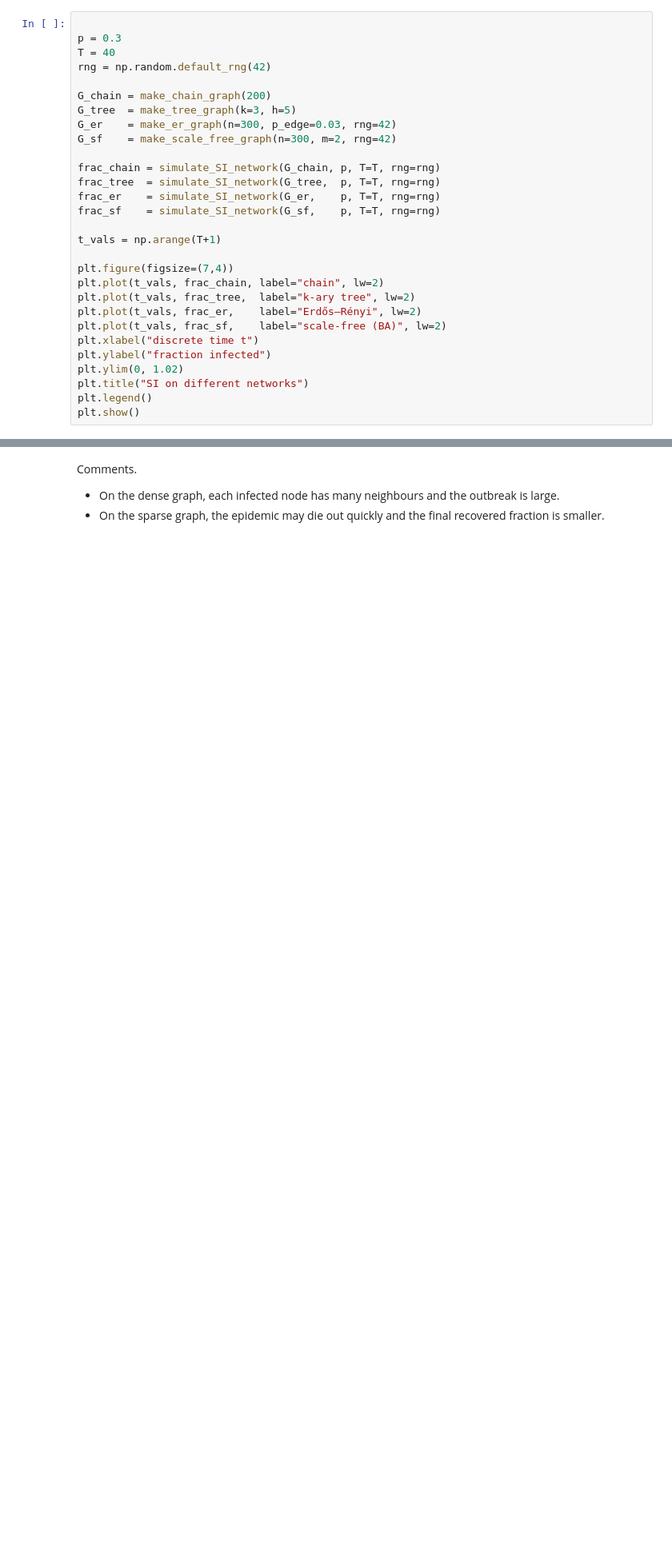
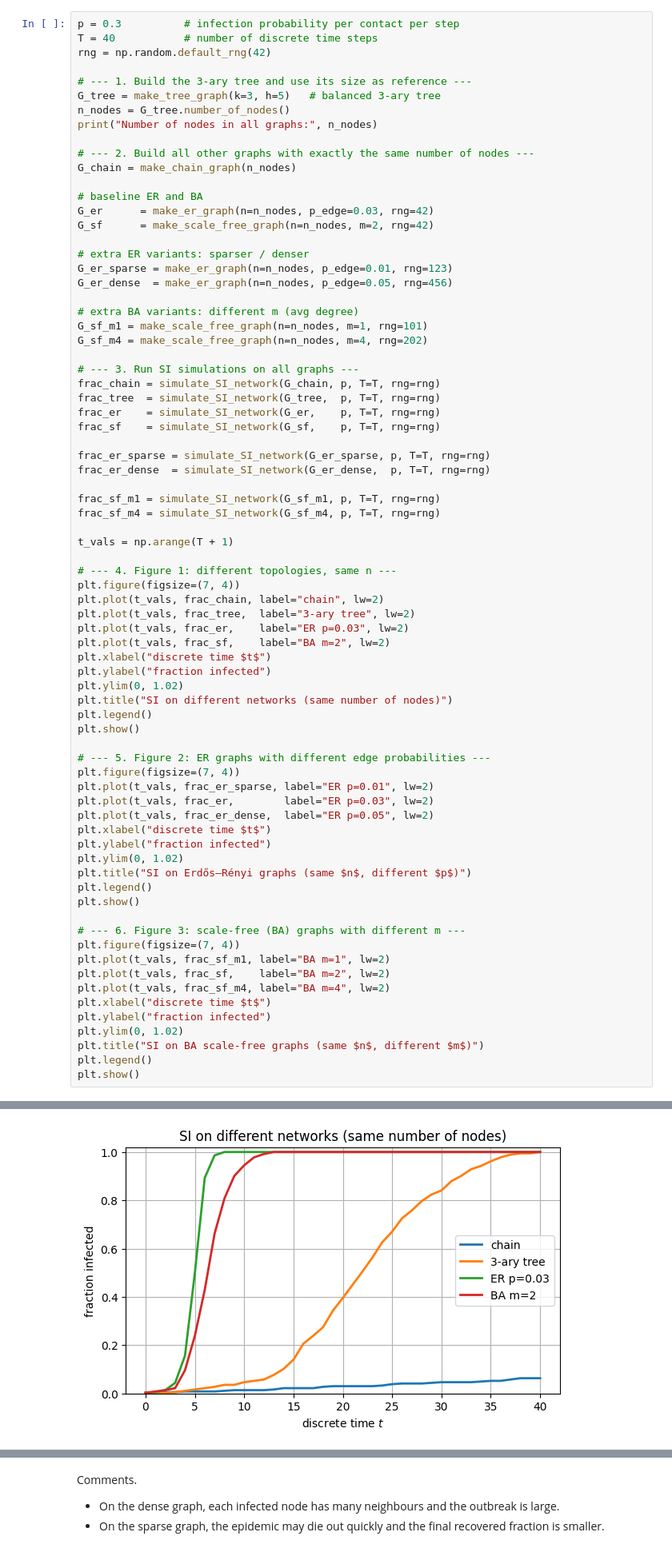
Before and after one commit to pzwiernik/22997-networks, a Jupyter notebook: colabs/NetworkNotebook5.ipynb, the cells around one changed output, grey strips where cells are left out. Shown at 80% size. Drawn from its saved outputs; the diff is of its cells as text; blank space fills up the shorter version.

```diff
--- a/colabs/NetworkNotebook5.ipynb
+++ b/colabs/NetworkNotebook5.ipynb
@@ -300,31 +313,78 @@ We simulate SI on:
 
 We start from a single infected node and use the same infection probability p on all networks.
 # %%
-
-p = 0.3
-T = 40
+p = 0.3          # infection probability per contact per step
+T = 40           # number of discrete time steps
 rng = np.random.default_rng(42)
 
-G_chain = make_chain_graph(200)
-G_tree  = make_tree_graph(k=3, h=5)
-G_er    = make_er_graph(n=300, p_edge=0.03, rng=42)
-G_sf    = make_scale_free_graph(n=300, m=2, rng=42)
+# --- 1. Build the 3-ary tree and use its size as reference ---
+G_tree = make_tree_graph(k=3, h=5)   # balanced 3-ary tree
+n_nodes = G_tree.number_of_nodes()
+print("Number of nodes in all graphs:", n_nodes)
 
+# --- 2. Build all other graphs with exactly the same number of nodes ---
+G_chain = make_chain_graph(n_nodes)
+
+# baseline ER and BA
+G_er      = make_er_graph(n=n_nodes, p_edge=0.03, rng=42)
+G_sf      = make_scale_free_graph(n=n_nodes, m=2, rng=42)
+
+# extra ER variants: sparser / denser
+G_er_sparse = make_er_graph(n=n_nodes, p_edge=0.01, rng=123)
+G_er_dense  = make_er_graph(n=n_nodes, p_edge=0.05, rng=456)
+
+# extra BA variants: different m (avg degree)
+G_sf_m1 = make_scale_free_graph(n=n_nodes, m=1, rng=101)
+G_sf_m4 = make_scale_free_graph(n=n_nodes, m=4, rng=202)
+
+# --- 3. Run SI simulations on all graphs ---
 frac_chain = simulate_SI_network(G_chain, p, T=T, rng=rng)
 frac_tree  = simulate_SI_network(G_tree,  p, T=T, rng=rng)
 frac_er    = simulate_SI_network(G_er,    p, T=T, rng=rng)
 frac_sf    = simulate_SI_network(G_sf,    p, T=T, rng=rng)
 
-t_vals = np.arange(T+1)
+frac_er_sparse = simulate_SI_network(G_er_sparse, p, T=T, rng=rng)
+frac_er_dense  = simulate_SI_network(G_er_dense,  p, T=T, rng=rng)
 
-plt.figure(figsize=(7,4))
+frac_sf_m1 = simulate_SI_network(G_sf_m1, p, T=T, rng=rng)
+frac_sf_m4 = simulate_SI_network(G_sf_m4, p, T=T, rng=rng)
+
+t_vals = np.arange(T + 1)
+
+# --- 4. Figure 1: different topologies, same n ---
+plt.figure(figsize=(7, 4))
 plt.plot(t_vals, frac_chain, label="chain", lw=2)
-plt.plot(t_vals, frac_tree,  label="k-ary tree", lw=2)
-plt.plot(t_vals, frac_er,    label="Erdős–Rényi", lw=2)
-plt.plot(t_vals, frac_sf,    label="scale-free (BA)", lw=2)
-plt.xlabel("discrete time t")
+plt.plot(t_vals, frac_tree,  label="3-ary tree", lw=2)
+plt.plot(t_vals, frac_er,    label="ER p=0.03", lw=2)
+plt.plot(t_vals, frac_sf,    label="BA m=2", lw=2)
+plt.xlabel("discrete time $t$")
 plt.ylabel("fraction infected")
 plt.ylim(0, 1.02)
-plt.title("SI on different networks")
+plt.title("SI on different networks (same number of nodes)")
 plt.legend()
 plt.show()
+
+# --- 5. Figure 2: ER graphs with different edge probabilities ---
+plt.figure(figsize=(7, 4))
+plt.plot(t_vals, frac_er_sparse, label="ER p=0.01", lw=2)
+plt.plot(t_vals, frac_er,        label="ER p=0.03", lw=2)
+plt.plot(t_vals, frac_er_dense,  label="ER p=0.05", lw=2)
+plt.xlabel("discrete time $t$")
+plt.ylabel("fraction infected")
+plt.ylim(0, 1.02)
+plt.title("SI on Erdős–Rényi graphs (same $n$, different $p$)")
+plt.legend()
+plt.show()
+
+# --- 6. Figure 3: scale-free (BA) graphs with different m ---
+plt.figure(figsize=(7, 4))
+plt.plot(t_vals, frac_sf_m1, label="BA m=1", lw=2)
+plt.plot(t_vals, frac_sf,    label="BA m=2", lw=2)
+plt.plot(t_vals, frac_sf_m4, label="BA m=4", lw=2)
+plt.xlabel("discrete time $t$")
+plt.ylabel("fraction infected")
+plt.ylim(0, 1.02)
+plt.title("SI on BA scale-free graphs (same $n$, different $m$)")
+plt.legend()
+plt.show()
+# %% [output]
@@ -330,0 +392 @@ plt.show()
+[figure, added]
```
Also changed, not shown: parts of 9 cells of this notebook.
